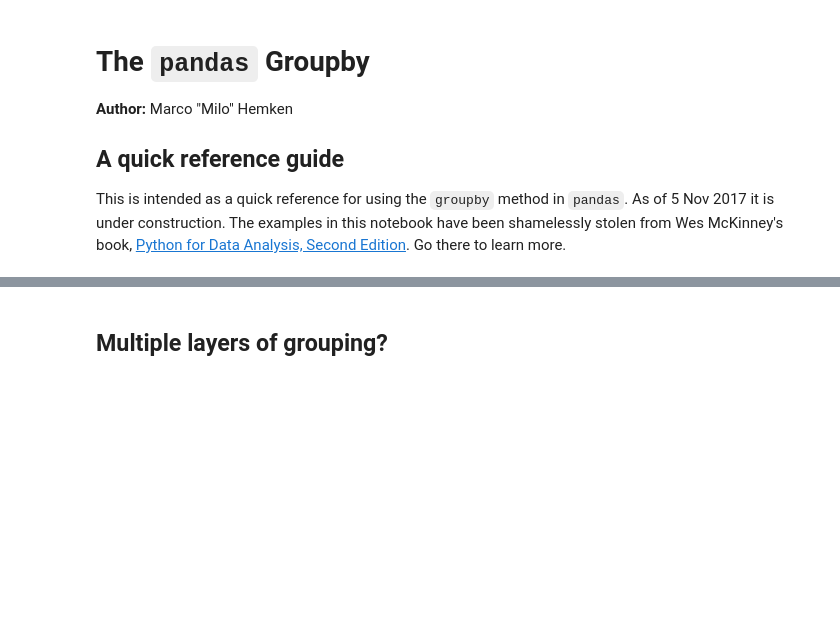
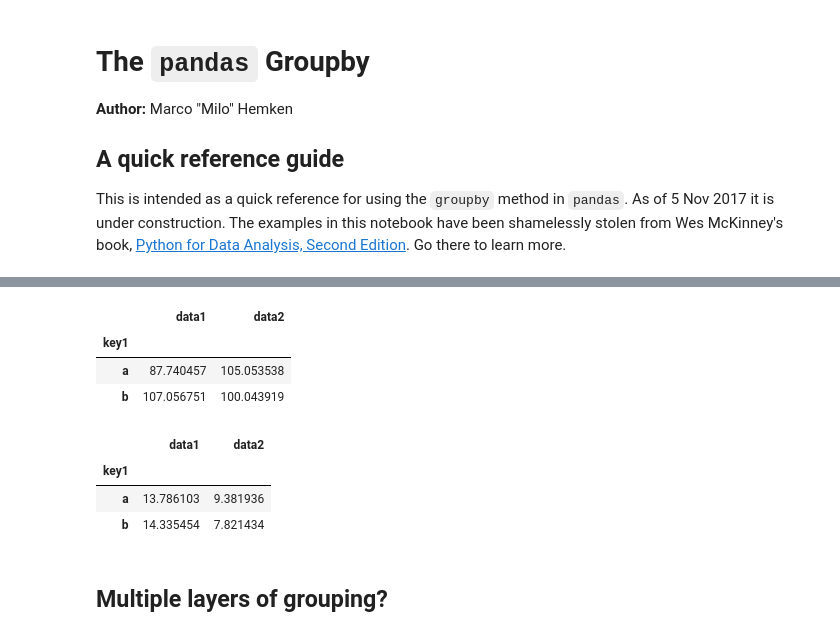
Before and after one commit to mehemken/technique, a Jupyter notebook: groupby.ipynb, the cells around one changed output, grey strips where cells are left out. Drawn from its saved outputs; the diff is of its cells as text; code cells hidden in the pictures; blank space fills up the shorter version.

```diff
--- a/groupby.ipynb
+++ b/groupby.ipynb
@@ -55,3 +63,21 @@ Name: data1, dtype: float64
+# %%
+# What is the median by group?
+
+g.median()
+# %% [output]
+|  | data1 | data2 |
+| key1 |  |  |
+| a | 87.740457 | 105.053538 |
+| b | 107.056751 | 100.043919 |
+# %%
+# What is the standard deviation by group?
+
+g.std()
+# %% [output]
+|  | data1 | data2 |
+| key1 |  |  |
+| a | 13.786103 | 9.381936 |
+| b | 14.335454 | 7.821434 |
 # %% [markdown]
 ## Multiple layers of grouping?
 # %%
```
Also changed, not shown: parts of 90 cells of this notebook.
